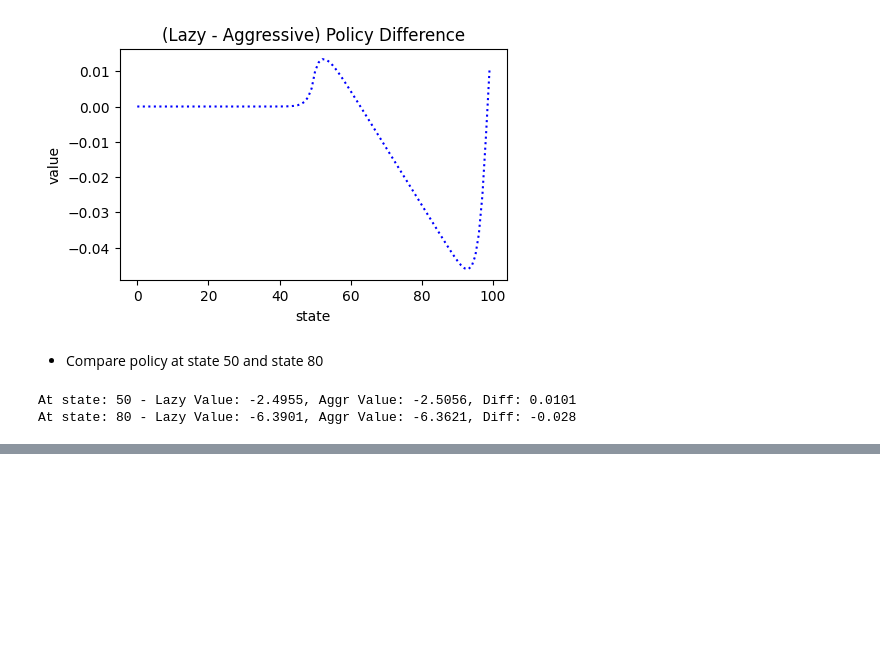
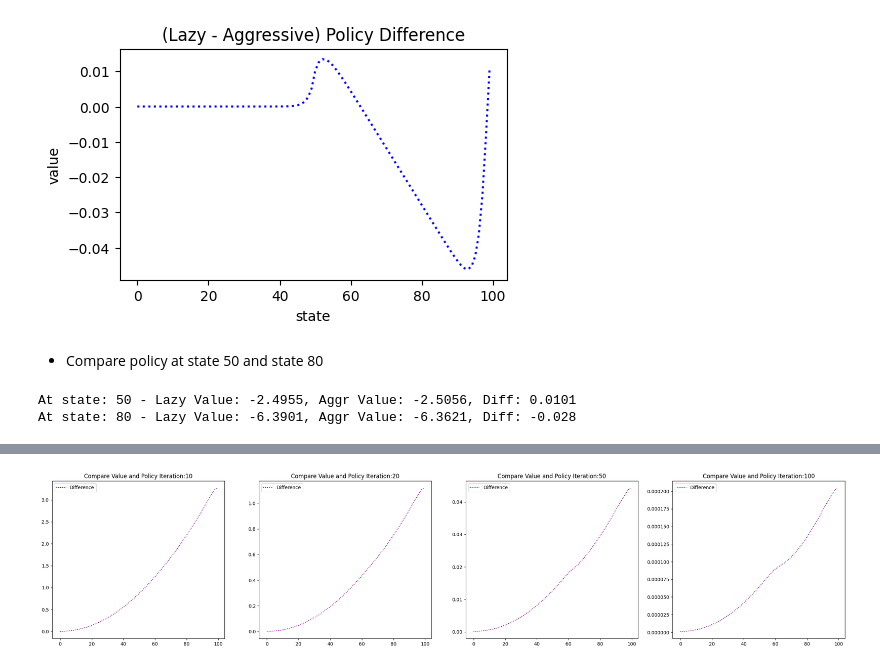
Before and after one commit to claricemottet/RL_HW, a Jupyter notebook: RL_HW1_MottetC.ipynb, the cells around one changed output, grey strips where cells are left out. Drawn from its saved outputs; the diff is of its cells as text; code cells hidden in the pictures; blank space fills up the shorter version.

```diff
--- a/RL_HW1_MottetC.ipynb
+++ b/RL_HW1_MottetC.ipynb
@@ -254,0 +357,19 @@ At state: 80 - Lazy Value: -6.3901, Aggr Value: -6.3621, Diff: -0.028
+# %%
+#plot difference between value and policy for each iteration
+
+fig, axes = plt.subplots(1, 4, figsize=(30, 6))
+
+for i, ax in enumerate(axes):
+    V_star_value = value_iteration(list_iters[i])
+    V_star_policy, pi_star_policy = policy_iteration(list_iters[i])
+    V_star_diff = V_star_value - V_star_policy
+
+    # ax.plot(V_star_value, linestyle = 'dotted', color = 'green', label = 'Value')
+    # ax.plot(V_star_policy, linestyle = 'dotted', color = 'blue', label = 'Policy')
+    ax.plot(V_star_diff, linestyle = 'dotted', color = 'purple', label = 'Difference')
+    ax.title.set_text(f'Compare Value and Policy Iteration:{list_iters[i]}')
+    ax.legend()
+
+plt.show()
+# %% [output]
+[figure, added]
```
Also changed, not shown: parts of 21 cells of this notebook.
